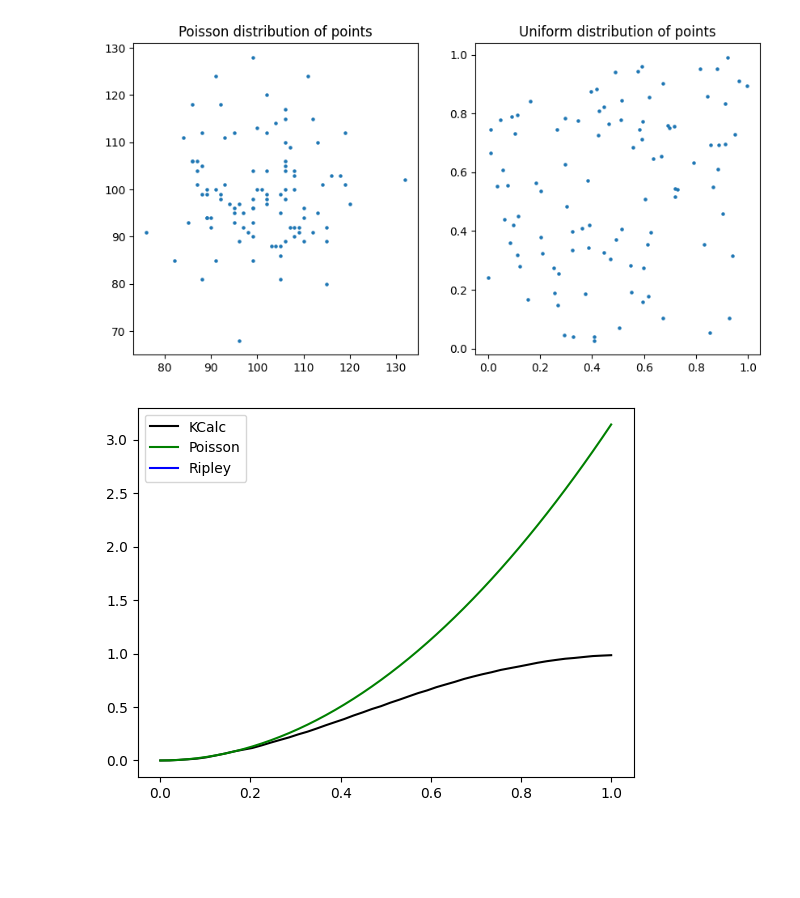
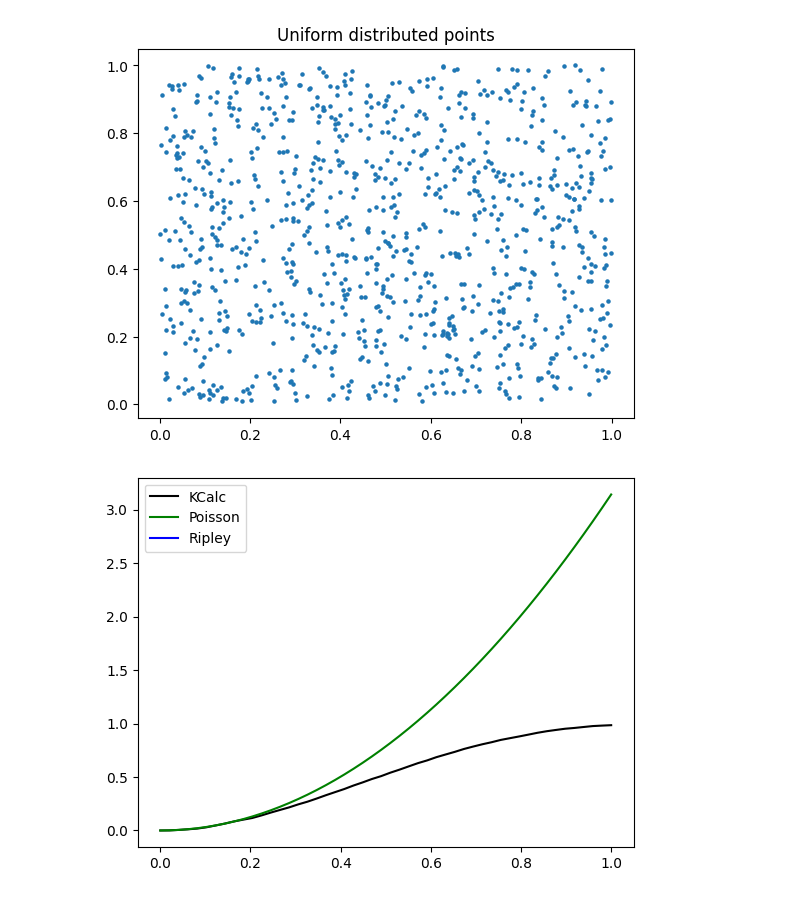
Before and after one commit to Muhanzhaokmp228/Bachelor-project, a Jupyter notebook: Code/Ripley K in 2d.ipynb, the cells around one changed output. Saved outputs shown, nothing was run; the diff lists cells and outputs as text; code cells hidden in the pictures; blank space fills up the shorter version.

```diff
--- a/Code/Ripley K in 2d.ipynb
+++ b/Code/Ripley K in 2d.ipynb
@@ -7,18 +7,15 @@ from astropy.stats import RipleysKEstimator
 # Create a random distribution of points in 2-dimensional space
 rng = np.random.default_rng()
 # 100 points in a 2-dimensional space using a poisson distribution
-data = rng.poisson(lam=100, size=(100,2))
-data2 = rng.random((100, 2))
+# data = rng.poisson(lam=100, size=(100,2))
+data2 = rng.random((1000, 2))
 # %%
 #show the points
-fig, (ax, ax2) = plt.subplots(1, 2, figsize=(10, 5))
-ax.scatter(data[:,0], data[:,1], s=5)
-ax.set_title('Poisson distribution of points')
-ax2.scatter(data2[:,0], data2[:,1], s=5)
-ax2.set_title('Uniform distribution of points')
+plt.scatter(data2[:,0], data2[:,1], s=5)
+plt.title('Uniform distributed points')
 plt.show()
 # %% [output]
-[figure, old version]
+[figure, new version]
 # %%
 # calculate the pairwise distances between all points
 """ def diff(data):
```
Also changed, not shown: 2 other files.
